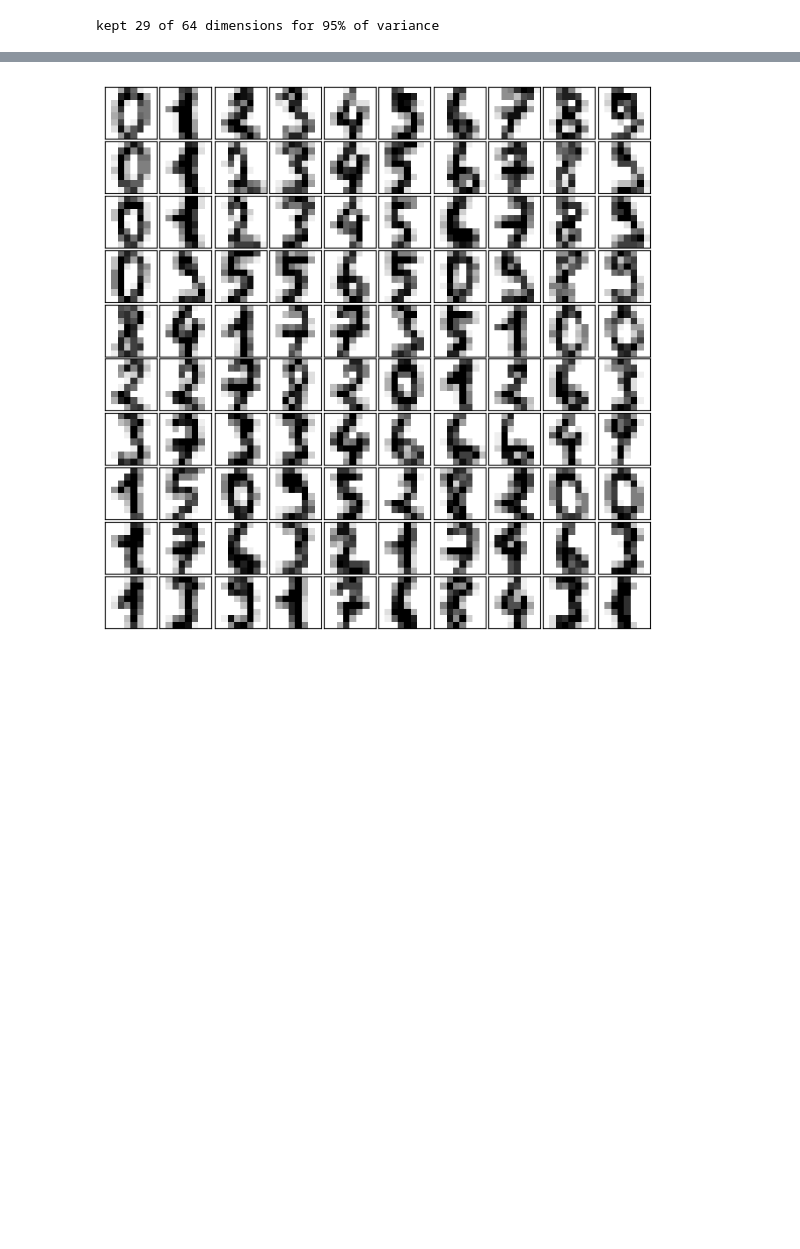
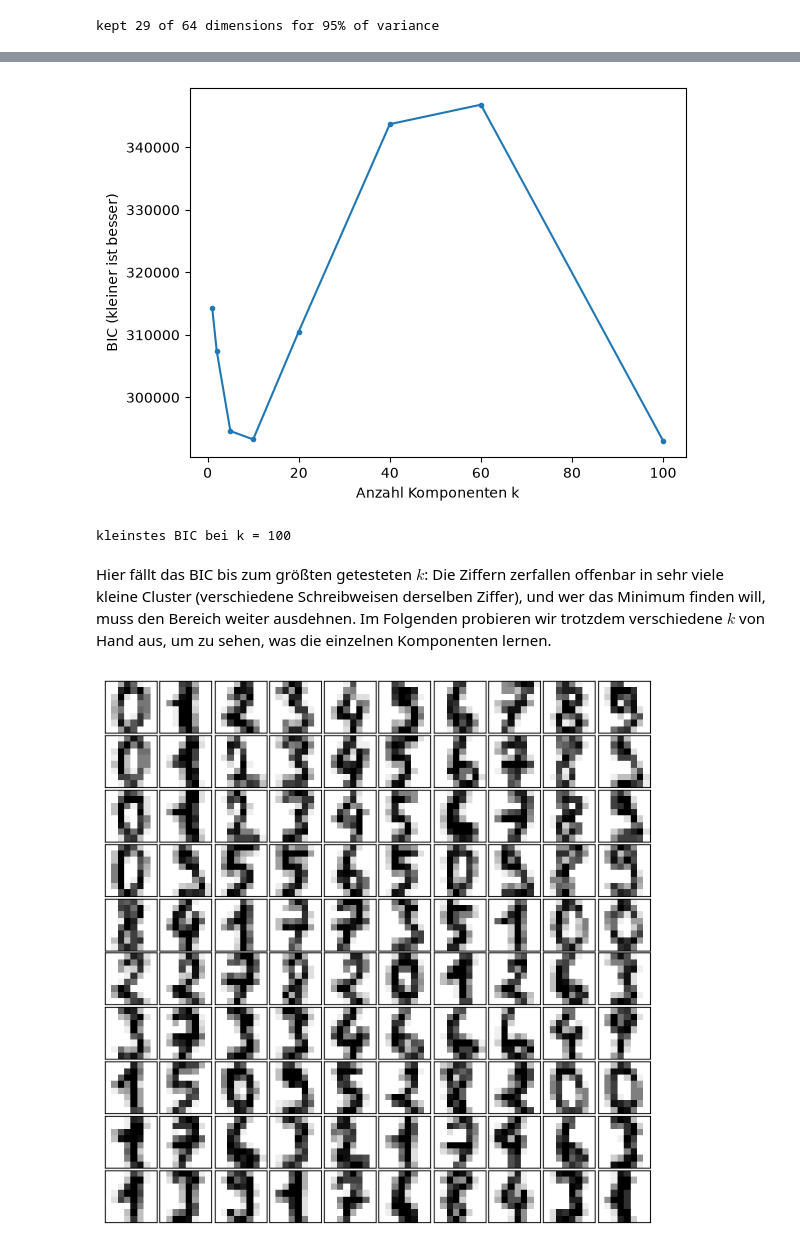
Before and after one commit to konradvoelkel/ds-skript-mirror, a Jupyter notebook: expectation-maximization.ipynb, the cells around one changed output, grey strips where cells are left out. Cells and saved outputs as stored; diff of their text form; code cells hidden in the pictures; blank space fills up the shorter version.

```diff
--- a/expectation-maximization.ipynb
+++ b/expectation-maximization.ipynb
@@ -816,3 +824,18 @@ kept 29 of 64 dimensions for 95% of variance
+# %%
+ks = [1, 2, 5, 10, 20, 40, 60, 100]
+bics = [GaussianMixture(k, random_state=23).fit(data).bic(data) for k in ks]
+
+fig, ax = plt.subplots()
+ax.plot(ks, bics, marker=".")
+ax.set_xlabel("Anzahl Komponenten k")
+ax.set_ylabel("BIC (kleiner ist besser)")
+plt.show()
+print("kleinstes BIC bei k =", ks[np.argmin(bics)])
+# %% [output]
+[figure, added]
+kleinstes BIC bei k = 100
+# %% [markdown]
+Hier fällt das BIC bis zum größten getesteten $k$: Die Ziffern zerfallen offenbar in sehr viele kleine Cluster (verschiedene Schreibweisen derselben Ziffer), und wer das Minimum finden will, muss den Bereich weiter ausdehnen. Im Folgenden probieren wir trotzdem verschiedene $k$ von Hand aus, um zu sehen, was die einzelnen Komponenten lernen.
 # %%
 def plot_digits(x):
     so_many_rows = min(100, len(x)) // 10
```
Also changed, not shown: parts of 21 cells of this notebook, 19 other files.
